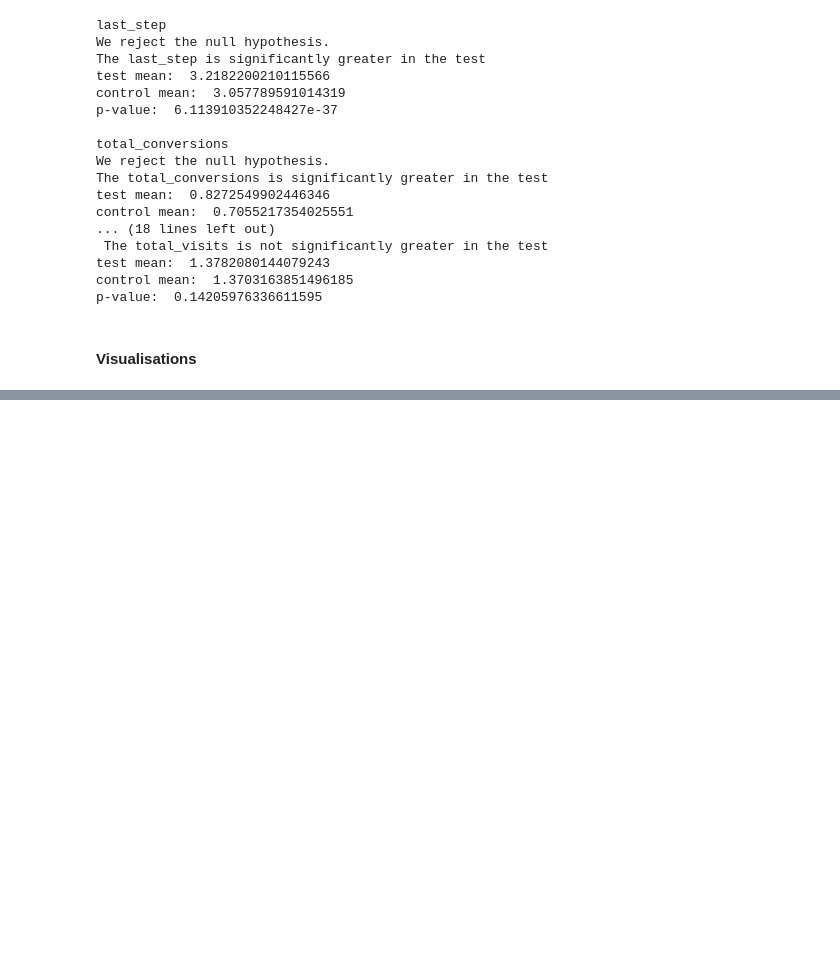
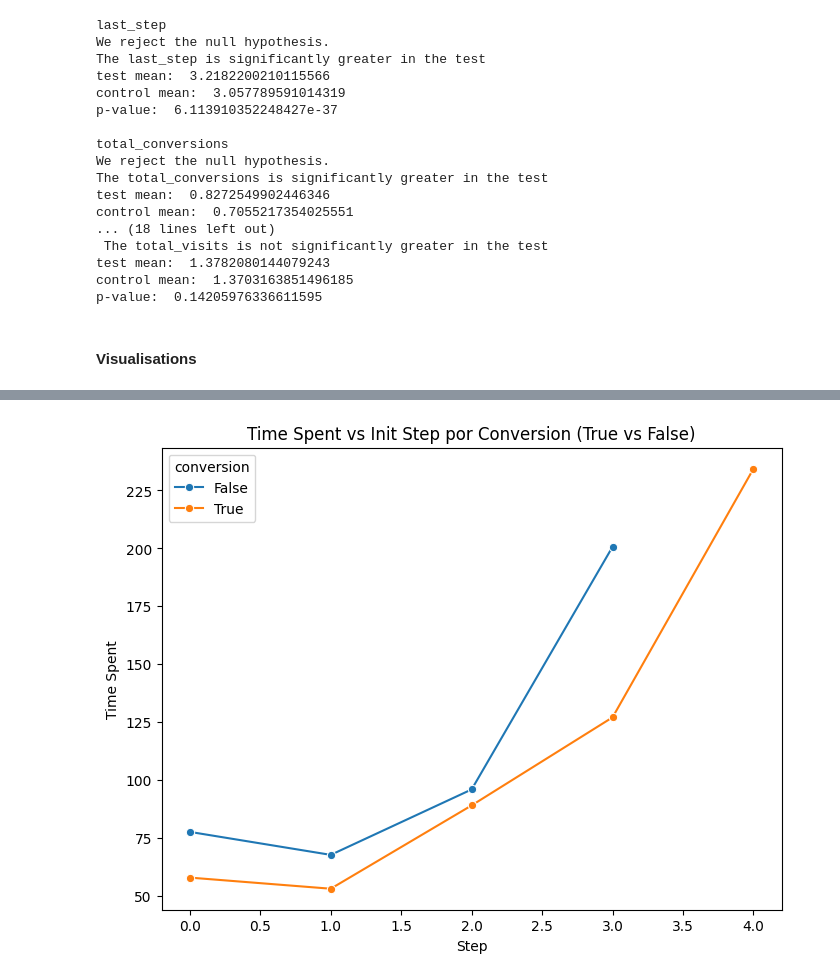
Before and after one commit to almudenamcastro/ironhack-w5-EDA, a Jupyter notebook: notebooks/clean_nb.ipynb, the cells around one changed output, grey strips where cells are left out. Drawn from its saved outputs; the diff is of its cells as text; code cells hidden in the pictures; blank space fills up the shorter version.

Commit message:
include charts on the clean nb

```diff
--- a/notebooks/clean_nb.ipynb
+++ b/notebooks/clean_nb.ipynb
@@ -471,3 +471,6 @@ test_metrics[test_metrics.avg_step_time.isnull()]['last_step'].value_counts()
 test_metrics = test_metrics[(~(test_metrics.avg_step_time.isnull()) | (test_metrics['last_step'] == 0))]
 
 # We will leave the rest of the nan values for now to calculate the bouce rate.
+# %%
+# Add the variation in the events dataframe
+test_events = pd.merge(events, test_metrics[['client_id', 'Variation', 'conversion']], on='client_id', how='inner')
@@ -684,0 +721,12 @@ plt.show()
+# %%
+mean_time_step_by_conversion = test_events.groupby(['conversion', 'init_step'])['time_spent'].mean().reset_index()
+plt.figure(figsize=(8,6))
+sns.lineplot(data=mean_time_step_by_conversion, x='init_step', y='time_spent', hue='conversion', marker='o')
+
+plt.title('Time Spent vs Init Step por Conversion (True vs False)')
+plt.xlabel('Step')
+plt.ylabel('Time Spent')
+
+plt.show()
+# %% [output]
+[figure, added]
```
Also changed, not shown: parts of 8 cells of this notebook.
